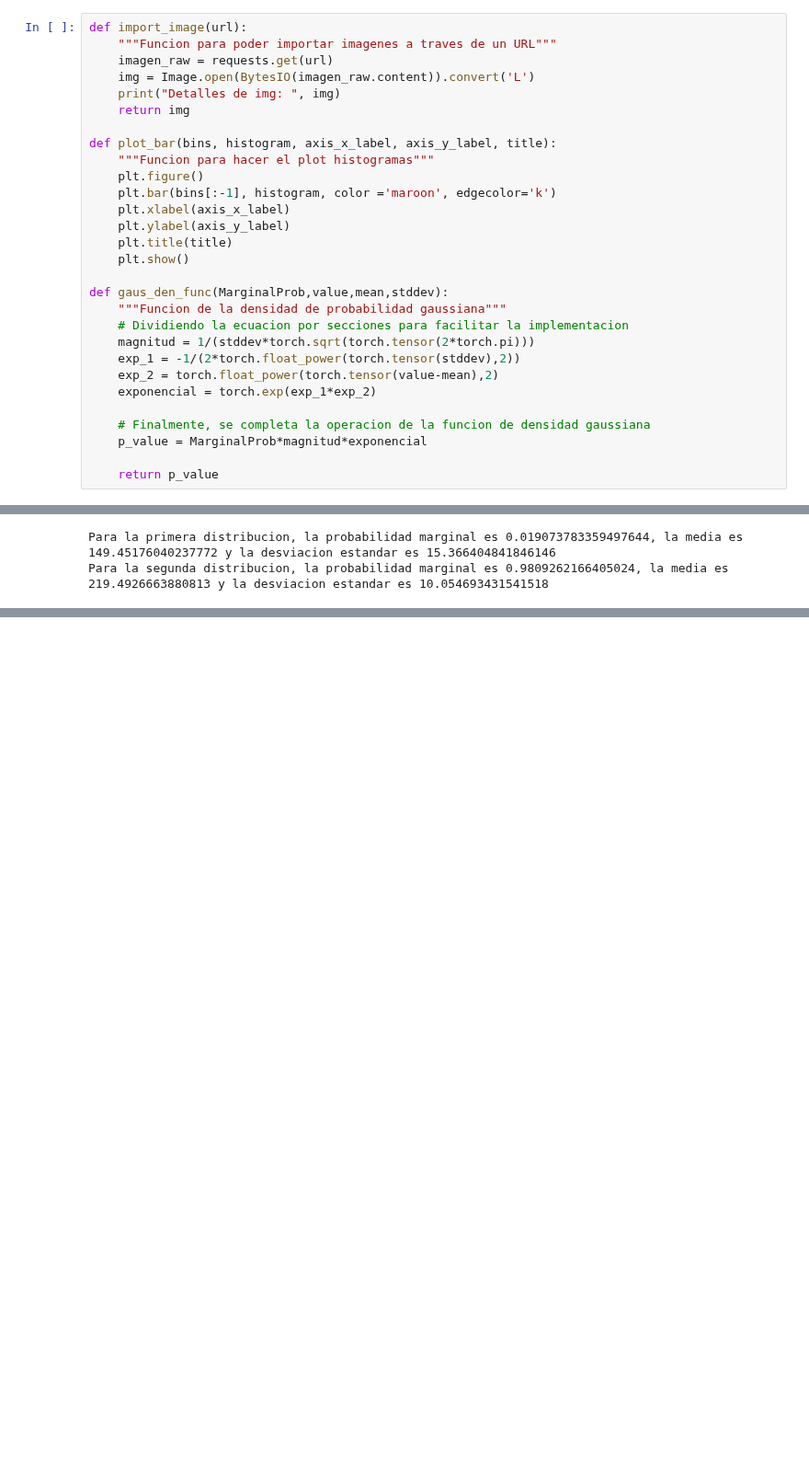
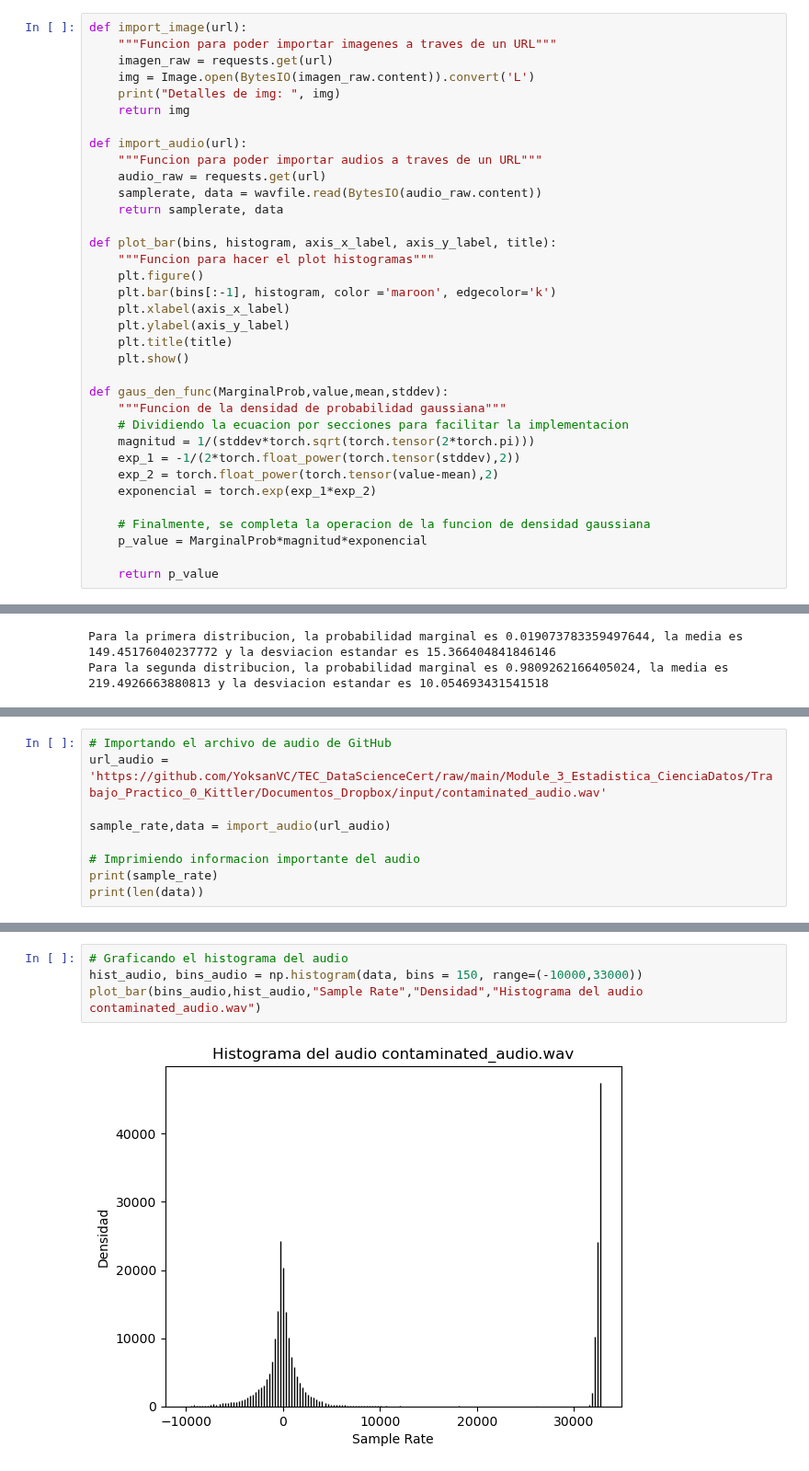
Before and after one commit to YoksanVC/TEC_DataScienceCert, a Jupyter notebook: Module_3_Estadistica_CienciaDatos/Trabajo_Practico_0_Kittler/Trabajo_Practico_0_Kittler.ipynb, the cells around one changed output, grey strips where cells are left out. Shown at 92% size. Saved outputs shown, nothing was run; the diff lists cells and outputs as text; blank space fills up the shorter version.

Commit message:
Adding audio histogram section

```diff
--- a/Module_3_Estadistica_CienciaDatos/Trabajo_Practico_0_Kittler/Trabajo_Practico_0_Kittler.ipynb
+++ b/Module_3_Estadistica_CienciaDatos/Trabajo_Practico_0_Kittler/Trabajo_Practico_0_Kittler.ipynb
@@ -32,6 +33,12 @@ def import_image(url):
     img = Image.open(BytesIO(imagen_raw.content)).convert('L')
     print("Detalles de img: ", img)
     return img
+
+def import_audio(url):
+    """Funcion para poder importar audios a traves de un URL"""
+    audio_raw = requests.get(url)
+    samplerate, data = wavfile.read(BytesIO(audio_raw.content))
+    return samplerate, data
 
 def plot_bar(bins, histogram, axis_x_label, axis_y_label, title):
     """Funcion para hacer el plot histogramas"""
@@ -150,0 +166,9 @@ Para la segunda distribucion, la probabilidad marginal es 0.9809262166405024, la
+# %%
+# Importando el archivo de audio de GitHub
+url_audio = 'https://github.com/YoksanVC/TEC_DataScienceCert/raw/main/Module_3_Estadistica_CienciaDatos/Trabajo_Practico_0_Kittler/Documentos_Dropbox/input/contaminated_audio.wav'
+
+sample_rate,data = import_audio(url_audio)
+
+# Imprimiendo informacion importante del audio
+print(sample_rate)
+print(len(data))
@@ -150,0 +178,6 @@ Para la segunda distribucion, la probabilidad marginal es 0.9809262166405024, la
+# %%
+# Graficando el histograma del audio
+hist_audio, bins_audio = np.histogram(data, bins = 150, range=(-10000,33000))
+plot_bar(bins_audio,hist_audio,"Sample Rate","Densidad","Histograma del audio contaminated_audio.wav")
+# %% [output]
+[figure, added]
```
Also changed, not shown: parts of 4 cells of this notebook.
